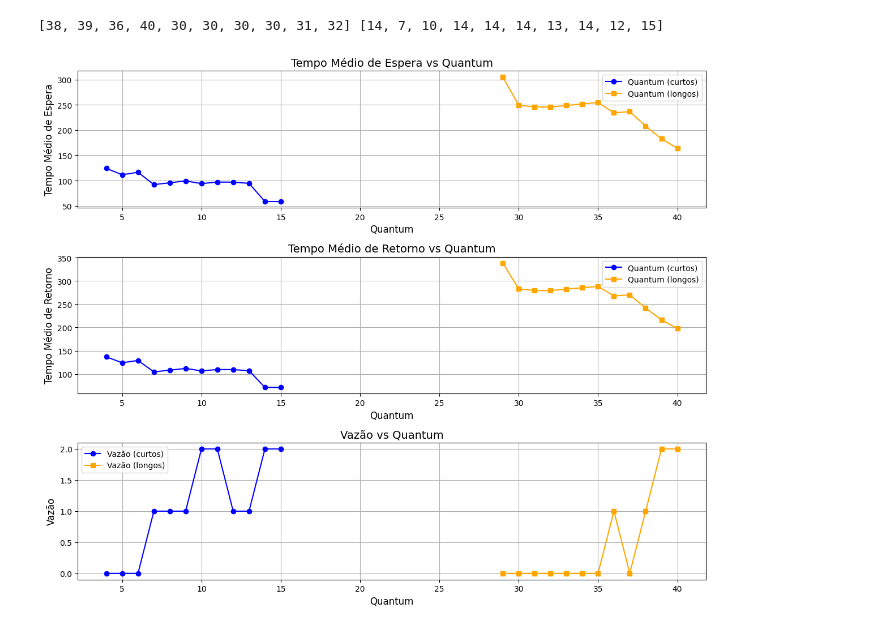
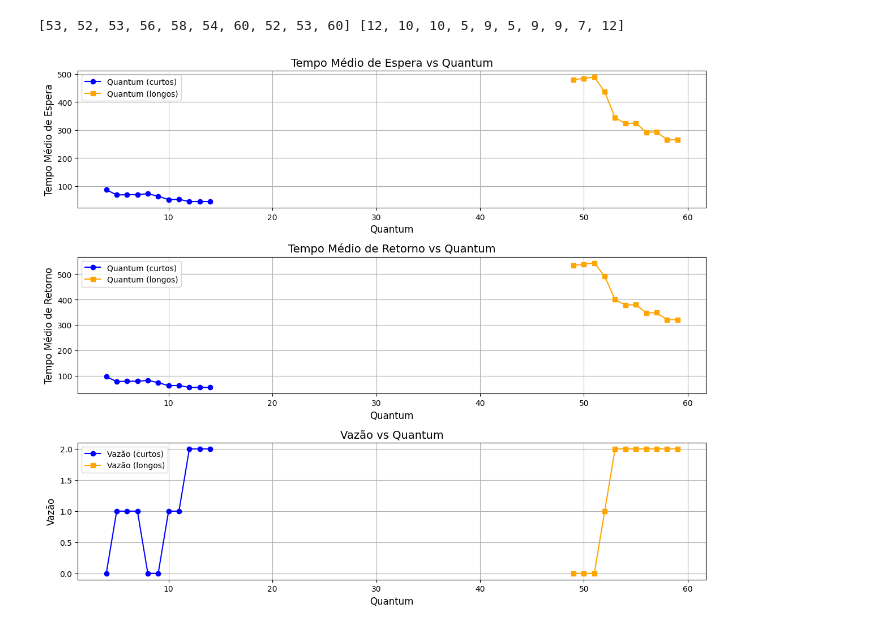
Before and after one commit to cauan-sampaio/SO-01, a Jupyter notebook: q01/src/main.ipynb, the cells around one changed output. Saved outputs shown, nothing was run; the diff lists cells and outputs as text; code cells hidden in the pictures.

```diff
--- a/q01/src/main.ipynb
+++ b/q01/src/main.ipynb
@@ -10,18 +10,18 @@ def generate_burst_times(n, t1, t2, t3, t4):
 
 n = 10
 t1, t2 = 5, 15
-t3, t4 = 30, 40
+t3, t4 = 50, 60
 processes = list(range(1, n + 1))
 interval_short = 30
-interval_long = 110
+interval_long = 120
 
 # Gerar tempos de burst
 burst_time_short, burst_time_long = generate_burst_times(n, t1, t2, t3, t4)
 
 print(burst_time_long, burst_time_short)
 # Intervalos de quantum
-quantum_range_short = range(t1 - 1, t2 + 1)
-quantum_range_long = range(t3 - 1, t4 + 1)
+quantum_range_short = range(t1 - 1, t2)
+quantum_range_long = range(t3 - 1, t4)
 
 avg_turnaround_short = []
 avg_waiting_short = []
@@ -52,32 +52,32 @@ plt.plot(quantum_range_short, avg_waiting_short, marker='o', label='Quantum (cur
 plt.plot(quantum_range_long, avg_waiting_long, marker='s', label='Quantum (longos)', color='orange')
 plt.title('Tempo Médio de Espera vs Quantum', fontsize=14)
 plt.xlabel('Quantum', fontsize=12)
 plt.ylabel('Tempo Médio de Espera', fontsize=12)
 plt.legend()
 plt.grid(True)
 
 # Gráfico para tempo médio de retorno
 plt.subplot(3, 1, 2)
 plt.plot(quantum_range_short, avg_turnaround_short, marker='o', label='Quantum (curtos)', color='blue')
 plt.plot(quantum_range_long, avg_turnaround_long, marker='s', label='Quantum (longos)', color='orange')
 plt.title('Tempo Médio de Retorno vs Quantum', fontsize=14)
 plt.xlabel('Quantum', fontsize=12)
 plt.ylabel('Tempo Médio de Retorno', fontsize=12)
 plt.legend()
 plt.grid(True)
 
 # Gráfico para vazão
 plt.subplot(3, 1, 3)
 plt.plot(quantum_range_short, throughputs_short, marker='o', label='Vazão (curtos)', color='blue')
 plt.plot(quantum_range_long, throughputs_long, marker='s', label='Vazão (longos)', color='orange')
 plt.title('Vazão vs Quantum', fontsize=14)
 plt.xlabel('Quantum', fontsize=12)
 plt.ylabel('Vazão', fontsize=12)
 plt.legend()
 plt.grid(True)
 
 plt.tight_layout()
 plt.show()
 # %% [output]
-[38, 39, 36, 40, 30, 30, 30, 30, 31, 32] [14, 7, 10, 14, 14, 14, 13, 14, 12, 15]
+[53, 52, 53, 56, 58, 54, 60, 52, 53, 60] [12, 10, 10, 5, 9, 5, 9, 9, 7, 12]
-[figure, old version]
+[figure, new version]
```
